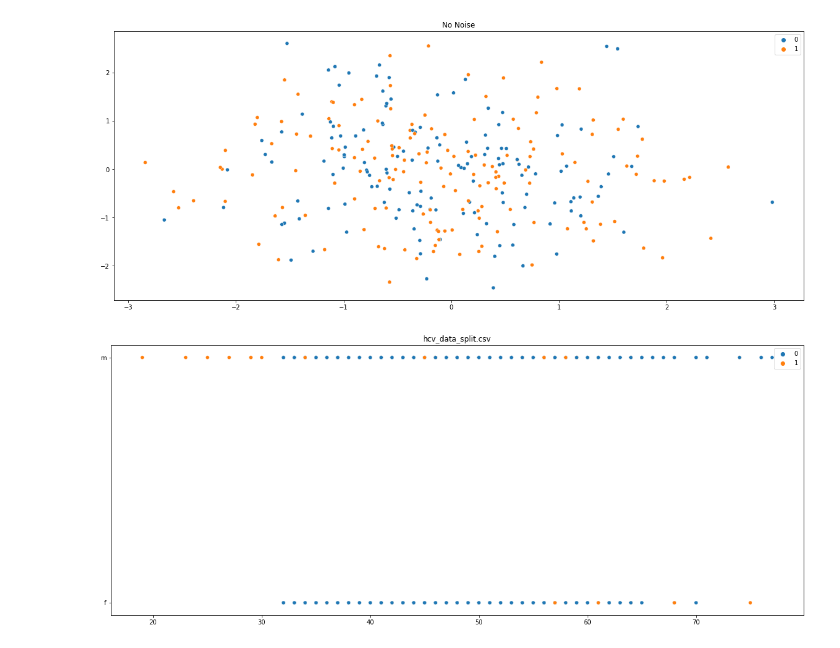
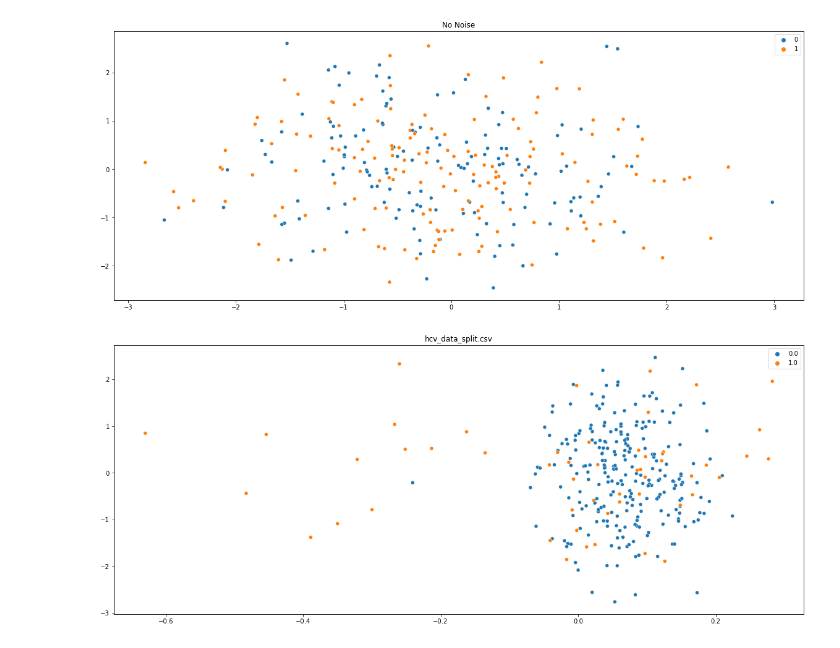
Before and after one commit to AdJansen/Artificial-Immune-System-For-Class-Imbalance, a Jupyter notebook: Data/DataGenerator.ipynb, the cells around one changed output. Drawn from its saved outputs; the diff is of its cells as text; code cells hidden in the pictures.

```diff
--- a/Data/DataGenerator.ipynb
+++ b/Data/DataGenerator.ipynb
@@ -128,13 +128,14 @@ df.to_csv('GeneratedSyntheticData-NosiyEasy.csv', index=False)
 # %%
 
 
 
-dataset = 'hcv_data_split.csv'
+dataset = 'GeneratedSyntheticData-testing.csv'
 df = pd.read_csv(dataset)
 f, ax1 = plt.subplots(nrows=1, ncols=1,figsize=(20,8))
-sns.scatterplot(df.drop(["category"], axis=1).values[:,0],df.drop(["category"], axis=1).values[:,1], hue=df.drop(df.columns[0:-1],axis=1).values.ravel(),ax=ax1)
+sns.scatterplot(df.drop(["5"], axis=1).values[:,0],df.drop(["5"], axis=1).values[:,2], hue=df.drop(df.columns[0:-1],axis=1).values.ravel(),ax=ax1)
 ax1.set_title("hcv_data_split.csv")
-
+#plt.xlabel(df.drop(["5"], axis=1).columns[0]) #x label
+#plt.ylabel(df.drop(["5"], axis=1).columns[2]) #y label
 plt.show()
 # %% [output]
-[figure, old version]
+[figure, new version]
```
Also changed, not shown: 5 other files.
